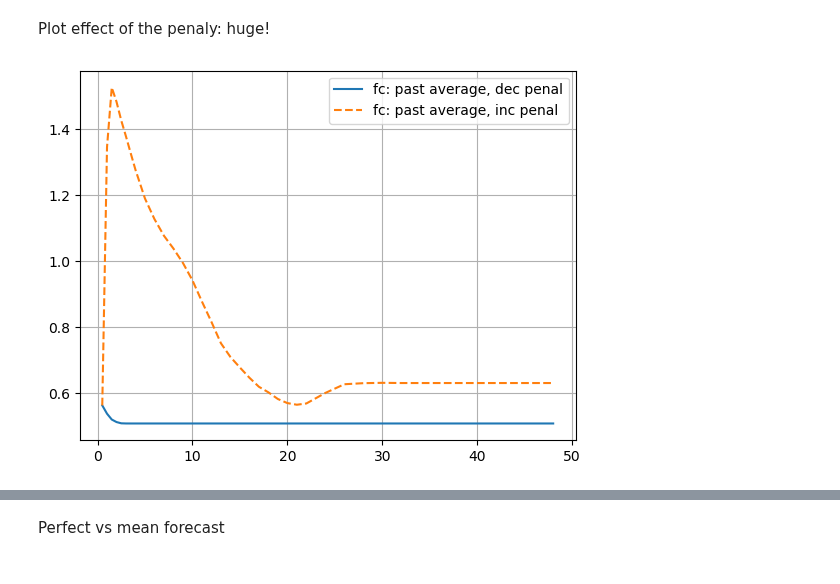
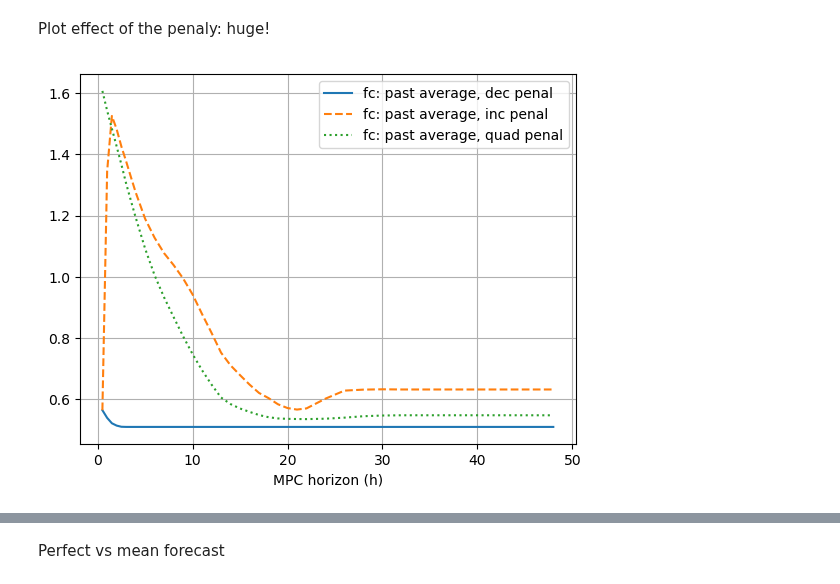
Before and after one commit to pierre-haessig/solarhome-control-bench, a Jupyter notebook: methods/julia_jump_mpc/julia_mpc.ipynb, the cells around one changed output, grey strips where cells are left out. Drawn from its saved outputs; the diff is of its cells as text; code cells hidden in the pictures.

```diff
--- a/methods/julia_jump_mpc/julia_mpc.ipynb
+++ b/methods/julia_jump_mpc/julia_mpc.ipynb
@@ -766,14 +804,15 @@ println("estimated time: $(nH*3*5/60) min")
 # %% [output]
 estimated time: 9.75 min
 # %%
-C_grid_per_H = zeros(nH);
-C_grid_dm_H = zeros(nH);
-C_grid_dm_inc_H = zeros(nH);
+C_grid_dm_H = zeros(nH)
+C_grid_dm_inc_H = zeros(nH)
+C_grid_dm_quad_H = zeros(nH)
+C_grid_per_H = zeros(nH)
 
-P_grid_per_H = zeros(nH);
 P_grid_dm_H = zeros(nH);
 P_grid_dm_inc_H = zeros(nH);
-
+P_grid_dm_quad_H = zeros(nH)
+P_grid_per_H = zeros(nH);
 
 for (i,H) in enumerate(H_list)
     forecast_dm  = make_daily_mean_forecast(H)
@@ -781,15 +820,18 @@ for (i,H) in enumerate(H_list)
 
     stats_dm = sim_mpc(forecast_dm)
     stats_dm_inc = sim_mpc(forecast_dm, penal_type="inc")
+    stats_dm_quad = sim_mpc(forecast_dm, penal_type="quadsto", optimizer=ECOS.Optimizer)
     stats_per = sim_mpc(forecast_per)
 
     # collect grid cost and energy:
     C_grid_dm_H[i]     = stats_dm["C_grid"]
     C_grid_dm_inc_H[i] = stats_dm_inc["C_grid"]
+    C_grid_dm_quad_H[i] = stats_dm_quad["C_grid"]
     C_grid_per_H[i]    = stats_per["C_grid"]
 
     P_grid_dm_H[i]     =  stats_dm["P_grid"]
     P_grid_dm_inc_H[i] =  stats_dm_inc["P_grid"]
+    P_grid_dm_quad_H[i] =  stats_dm_quad["P_grid"]
     P_grid_per_H[i]    = stats_per["P_grid"]
 end
 # %% [markdown]
@@ -797,7 +839,10 @@ Plot effect of the penaly: huge!
 # %%
 plot(H_list*dt, C_grid_dm_H, "-", label="fc: past average, dec penal", ms=3)
 plot(H_list*dt, C_grid_dm_inc_H, "--", label="fc: past average, inc penal", ms=3)
+plot(H_list*dt, C_grid_dm_quad_H, ":", label="fc: past average, quad penal", ms=3)
+
+xlabel("MPC horizon (h)")
 grid()
 legend();
 # %% [output]
-[figure, old version]
+[figure, new version]
```
Also changed, not shown: parts of 43 cells of this notebook, 2 other files.
